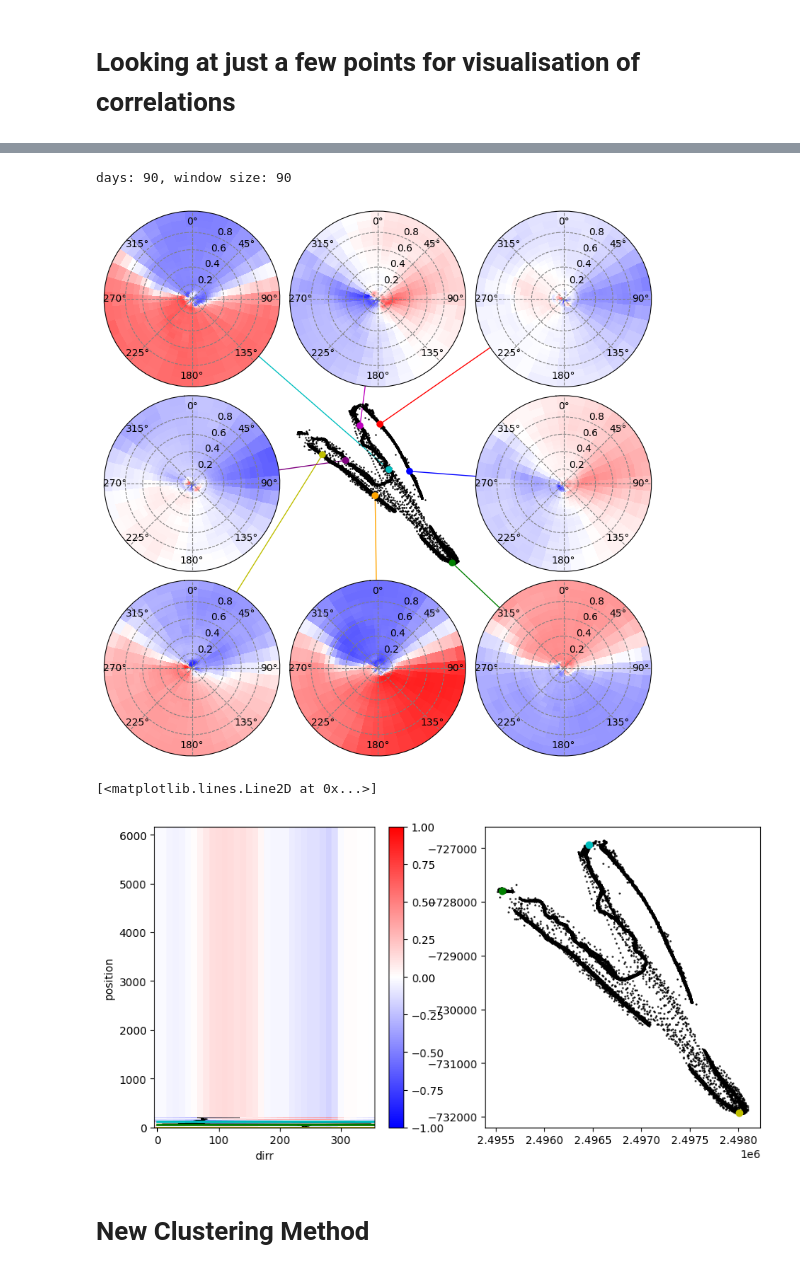
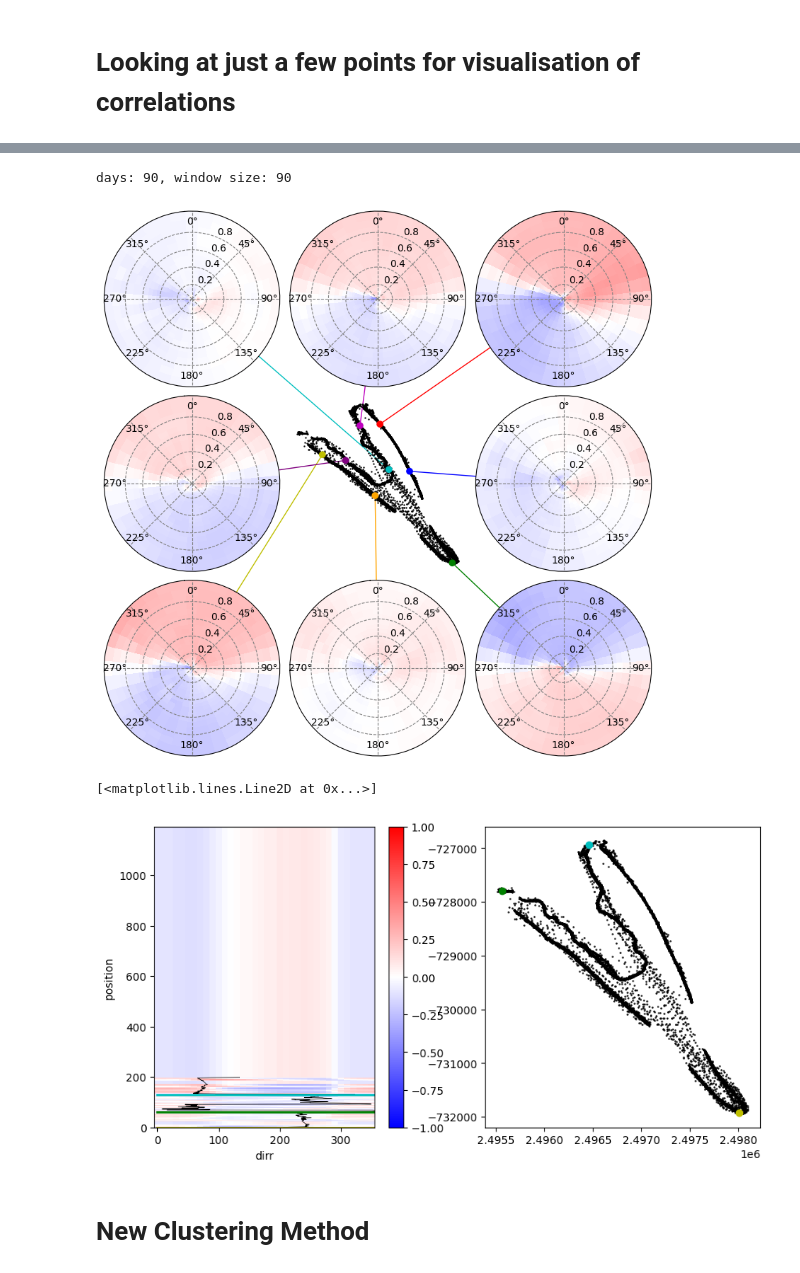
Before and after one commit to Shannon-Bengtson/PacificCoastalHazards, a Jupyter notebook: nb2_processing_shorelines.ipynb, the cells around one changed output, grey strips where cells are left out. Cells and saved outputs as stored; diff of their text form; code cells hidden in the pictures.

Commit message:
changed year indexing

```diff
--- a/nb2_processing_shorelines.ipynb
+++ b/nb2_processing_shorelines.ipynb
@@ -148,16 +132,20 @@ xr_E_MM = xr.DataArray(data=nanumea_spectra_dict['E_MM'],coords=[dates_list,frqs
 # %%
 # xr_E_MM = xr_E_MM_anom.copy()
 # %%
-nanumanga_dates = list(pd.read_csv('Preprocessed_datasets/Nanumaga_dates.tsv',sep='\t'))
-nanumanga_dates = \
-    [pd.to_datetime(x) for x in nanumanga_dates]
+# nanumanga_dates = list(pd.read_csv('Preprocessed_datasets/Nanumaga_dates.tsv',sep='\t'))
+# nanumanga_dates = \
+#     [pd.to_datetime(x) for x in nanumanga_dates]
 
 
-nanumea_dates = list(pd.read_csv('Preprocessed_datasets/Nanumea_dates.tsv',sep='\t'))
-nanumea_dates = \
-    [pd.to_datetime(x) for x in nanumea_dates]
+# nanumea_dates = list(pd.read_csv('Preprocessed_datasets/Nanumea_dates.tsv',sep='\t'))
+# nanumea_dates = \
+#     [pd.to_datetime(x) for x in nanumea_dates]
 
-nanumea_dict = {date.year:date for date in nanumea_dates}
+# nanumea_dict = {date.year:date for date in nanumea_dates}
+# %%
+# Reload dictionary from file
+with open('dates_dict.pkl', 'rb') as f:
+    nanumea_dict = pickle.load(f)
 # %% [markdown]
 # Looking at just a few points for visualisation of correlations
 # %%
@@ -317,13 +305,13 @@ ax9 = plt.subplot2grid((3,3),(1,1))
 
 years = np.unique(df_nanumea_TOB.year2)
 
-xr_E_last_month_t_0 = np.mean(xr_E[(xr_E.time>(nanumea_dict[years[0]]-datetime.timedelta(days=days)))&(xr_E.time<(nanumea_dict[years[0]]-datetime.timedelta(days=days-window_size))),:,:],axis=0)
+xr_E_last_month_t_0 = np.mean(xr_E[(xr_E.time>np.datetime64(nanumea_dict[years[0]]-datetime.timedelta(days=days)))&(xr_E.time<np.datetime64(nanumea_dict[years[0]]-datetime.timedelta(days=days-window_size))),:,:],axis=0)
 xr_E_last_month_t_0 = xr_E_last_month_t_0.expand_dims(dim={'years':len(years)},axis=0)
 xr_E_last_month_t_0 = xr_E_last_month_t_0.assign_coords(years=years)
 xr_E_last_month_t_0 = xr_E_last_month_t_0.copy()
 
 for year,idx in zip(years[1:],np.arange(1,len(years),1)):
-    xr_E_last_month = xr_E[(xr_E.time>(nanumea_dict[year]-datetime.timedelta(days=days)))&(xr_E.time<(nanumea_dict[year]-datetime.timedelta(days=days-window_size))),:,:]
+    xr_E_last_month = xr_E[(xr_E.time>np.datetime64(nanumea_dict[year]-datetime.timedelta(days=days)))&(xr_E.time<np.datetime64(nanumea_dict[year]-datetime.timedelta(days=days-window_size))),:,:]
 #     xr_E_95_last_month = xr_E_95[(xr_E_95.time>(nanumea_dict[year]-datetime.timedelta(days=days)))&(xr_E_95.time<(nanumea_dict[year])),:,:]
 
     xr_E_last_month = np.mean(xr_E_last_month,axis=0)
@@ -370,34 +358,34 @@ for (index,row),ax in zip(df_first_year_position_selected.iterrows(),[ax1,ax2,ax
     ax.xaxis.grid(color='gray', linestyle='dashed')
     ax.tick_params(axis="x",direction="in",pad=-18)
     handles, labels = ax.get_legend_handles_labels()
 
 # ax1.legend(handles,labels,loc='right',bbox_to_anchor=(0.5,0.5))
 
 colours = ['r','b','g','orange','y','purple','c','m']
 # Create centre plot
 ax9.scatter(df_nanumea_TOB.x,df_nanumea_TOB.y,c='k',s=0.5)
 ax9.scatter(df_first_year_position_selected.x,df_first_year_position_selected.y,c=colours)
 ax9.axis('off')
 
 
 for c,index,ax in zip(colours,np.arange(0,len(colours),1),[ax1,ax2,ax3,ax4,ax5,ax6,ax7,ax8]):
     # Create connections
     axb = fig.add_axes(ax.get_position(), frameon=False,zorder=-1000)
     axb.axis('off')
 
     con = ConnectionPatch(xyA=(df_first_year_position_selected.reset_index().loc[index,'x'],
                                df_first_year_position_selected.reset_index().loc[index,'y']),
                           xyB=(np.mean(axb.get_xlim()),np.mean(axb.get_ylim())), coordsA="data", coordsB="data",
                           axesA=ax9, axesB=axb, color=c,zorder=-1000)
 
     ax9.add_artist(con)
 
 plt.subplots_adjust(wspace=0.05, hspace=0.05)
 
 plt.savefig(f'Processed_data_and_output/figures/polar_example_plot_{dataset_name}_{window_size}.png')
 # %% [output]
 days: 90, window size: 90
-[figure, old version]
+[figure, new version]
 # %%
 # Plot the correlations around the shoreline integrating over frequencies
 # make this one with a little slider
@@ -489,7 +477,7 @@ ax1.plot([0,360],[north_most_point.position,north_most_point.position],c='c',lw=
 ax1.plot([0,360],[south_most_point.position,south_most_point.position],c='y',lw=2)
 # %% [output]
 [<matplotlib.lines.Line2D at 0x...>]
-[figure, old version]
+[figure, new version]
 # %% [markdown]
 # New Clustering Method
 # %%
```
Also changed, not shown: parts of 7 cells of this notebook, 3 other files.
